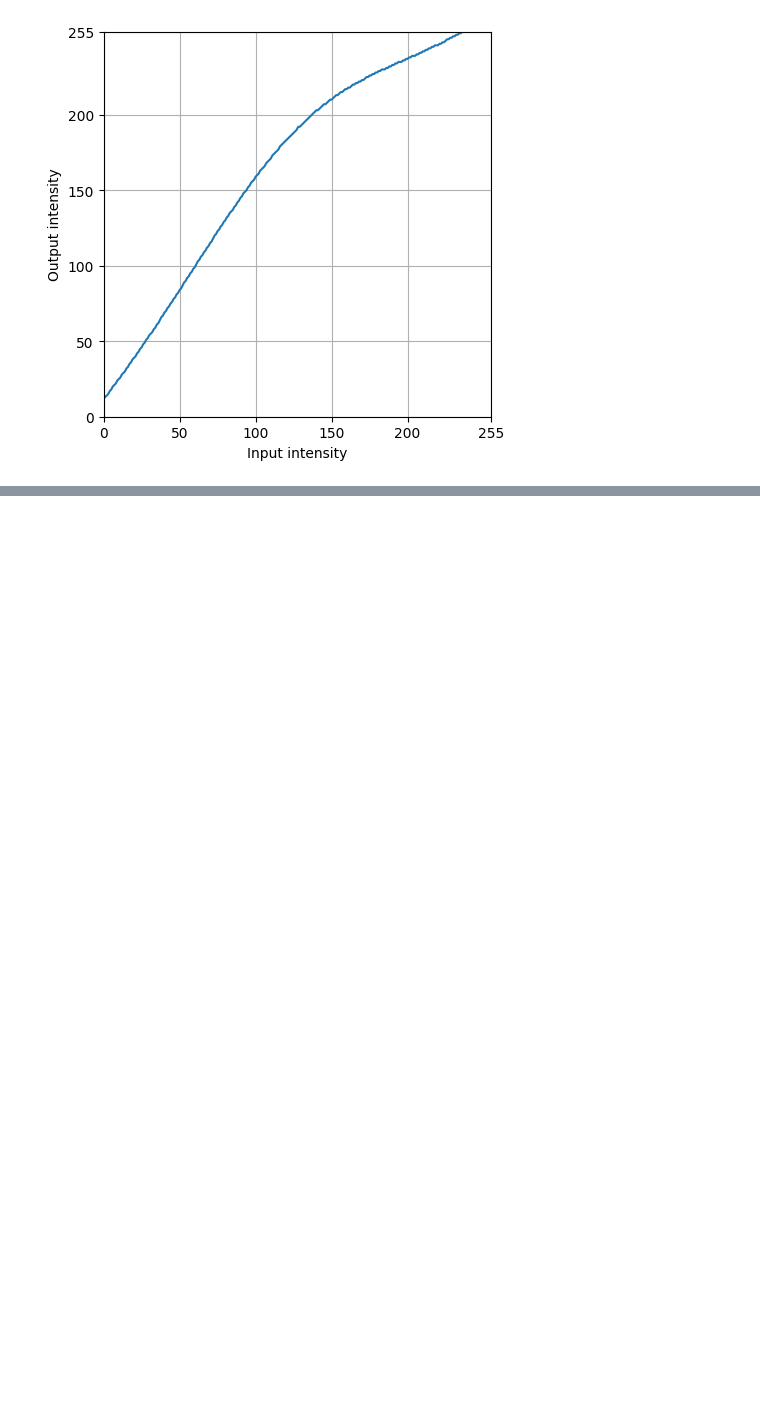
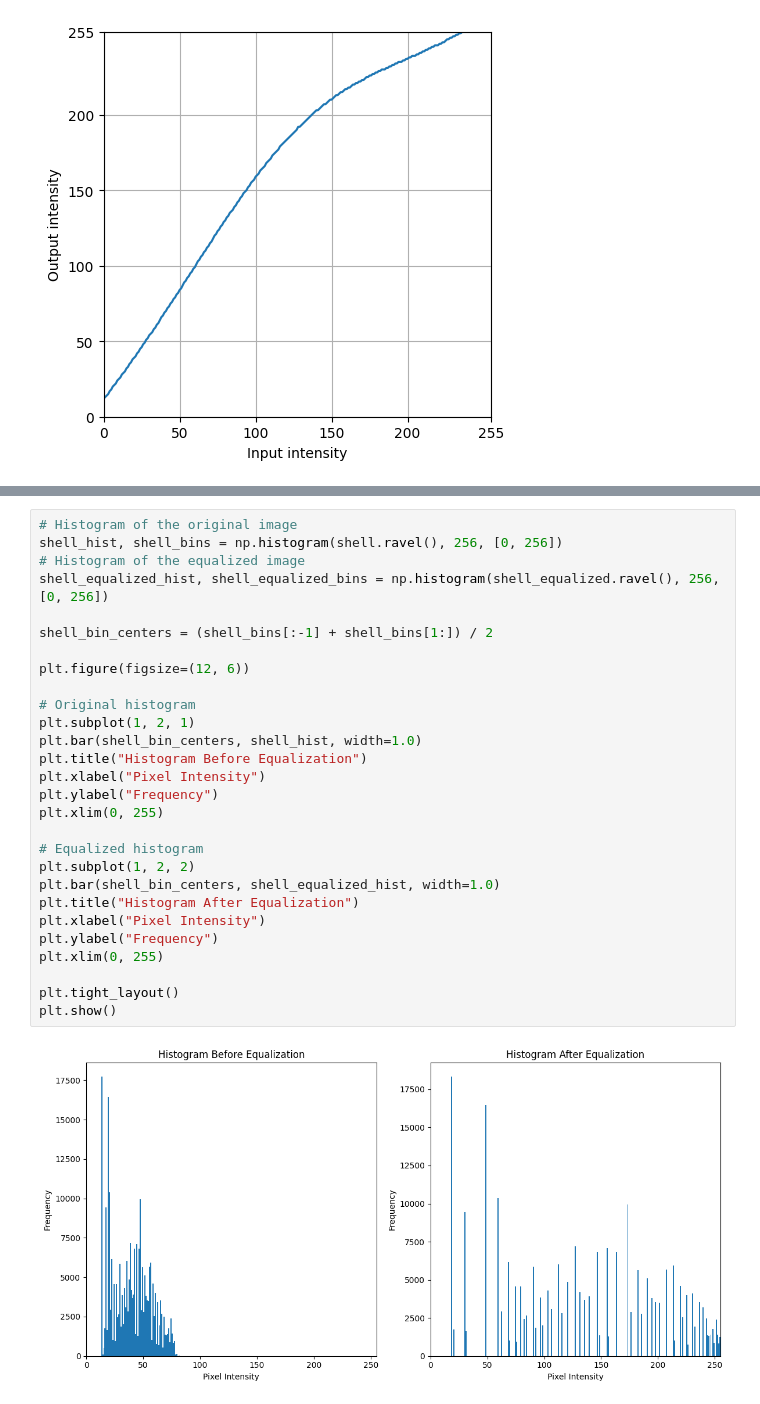
Before and after one commit to MohamedAazir/EN3160_Computer_Vision, a Jupyter notebook: Assignment_1.ipynb, the cells around one changed output, grey strips where cells are left out. Drawn from its saved outputs; the diff is of its cells as text; blank space fills up the shorter version.

```diff
--- a/Assignment_1.ipynb
+++ b/Assignment_1.ipynb
@@ -296,0 +329,30 @@ plt.show()
+# %%
+# Histogram of the original image
+shell_hist, shell_bins = np.histogram(shell.ravel(), 256, [0, 256])
+# Histogram of the equalized image
+shell_equalized_hist, shell_equalized_bins = np.histogram(shell_equalized.ravel(), 256, [0, 256])
+
+shell_bin_centers = (shell_bins[:-1] + shell_bins[1:]) / 2
+
+plt.figure(figsize=(12, 6))
+
+# Original histogram
+plt.subplot(1, 2, 1)
+plt.bar(shell_bin_centers, shell_hist, width=1.0)
+plt.title("Histogram Before Equalization")
+plt.xlabel("Pixel Intensity")
+plt.ylabel("Frequency")
+plt.xlim(0, 255)
+
+# Equalized histogram
+plt.subplot(1, 2, 2)
+plt.bar(shell_bin_centers, shell_equalized_hist, width=1.0)
+plt.title("Histogram After Equalization")
+plt.xlabel("Pixel Intensity")
+plt.ylabel("Frequency")
+plt.xlim(0, 255)
+
+plt.tight_layout()
+plt.show()
+# %% [output]
+[figure, added]
```
Also changed, not shown: parts of 6 cells of this notebook.
